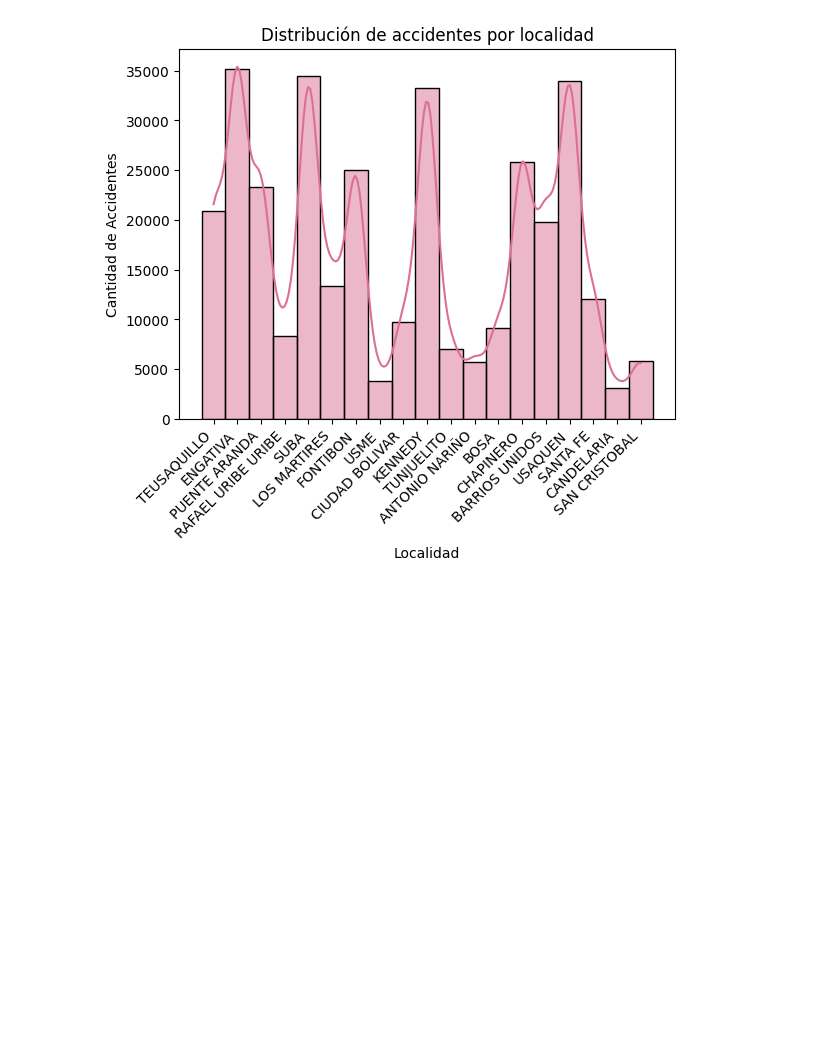
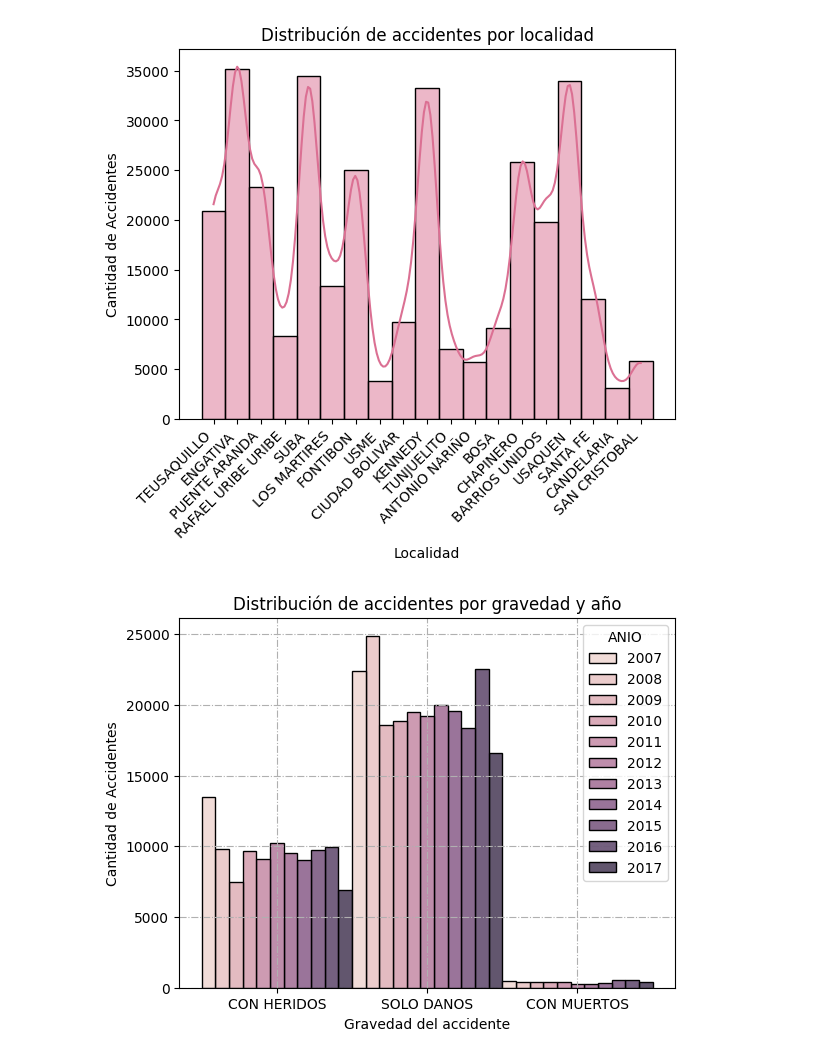
Before and after one commit to dosquisd/AccidentalRiskAnalysis, a Jupyter notebook: src/005_visualizing_data.ipynb, the cells around one changed output. Cells and saved outputs as stored; diff of their text form; code cells hidden in the pictures; blank space fills up the shorter version.

Commit message:
Add more graphs

```diff
--- a/src/005_visualizing_data.ipynb
+++ b/src/005_visualizing_data.ipynb
@@ -69,3 +69,17 @@ plt.savefig(f"{FIGURES_PATH}/accidents_per_locality_histogram.pdf")
 plt.show()
 # %% [output]
 [figure]
+# %%
+# Cómo varía la gravedad de los accidentes por año
+df["ANIO"] = df["FECHA_OCURRENCIA"].dt.year
+
+sns.histplot(data=df, x="GRAVEDAD", hue="ANIO", multiple="dodge")
+
+plt.title("Distribución de accidentes por gravedad y año")
+plt.xlabel("Gravedad del accidente")
+plt.ylabel("Cantidad de Accidentes")
+plt.grid(linestyle="-.")
+plt.savefig(f"{FIGURES_PATH}/accidents_per_year_and_gravity_histogram.pdf")
+plt.show()
+# %% [output]
+[figure, added]
```
Also changed, not shown: parts of 5 cells of this notebook, 4 other files.
